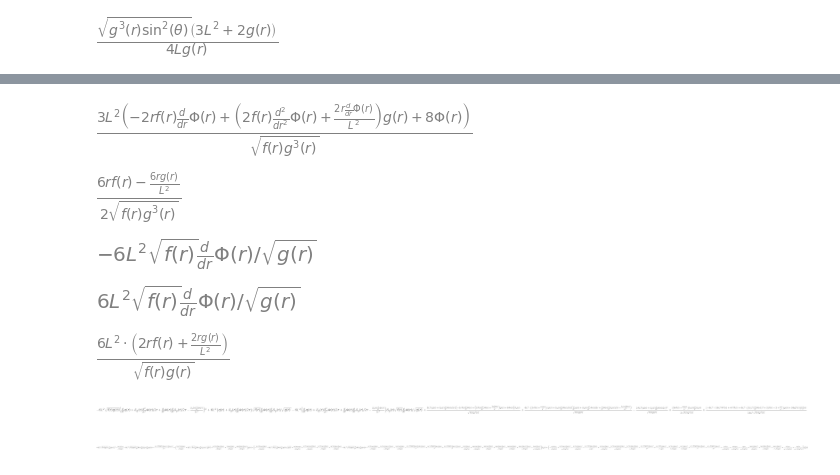
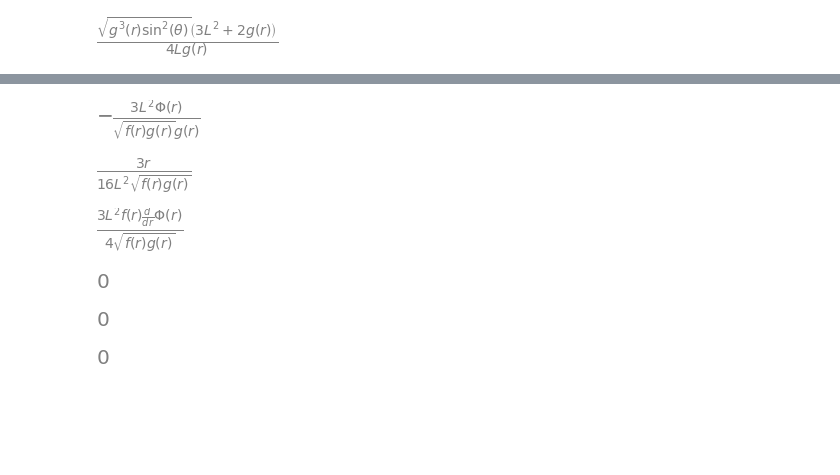
Before and after one commit to jchryssanthacopoulos/wormholes, a Jupyter notebook: einstein_maxwell_ads4_scalar_perturb.ipynb, the cells around one changed output, grey strips where cells are left out. Drawn from its saved outputs; the diff is of its cells as text; code cells hidden in the pictures; blank space fills up the shorter version.

```diff
--- a/einstein_maxwell_ads4_scalar_perturb.ipynb
+++ b/einstein_maxwell_ads4_scalar_perturb.ipynb
@@ -336,49 +323,31 @@ ddS_dphidphi
 # %%
-# ddS_gphi = (
-#     3 * L ** 2 * (8 * Phi - f * sympy.diff(g, r) * sympy.diff(Phi, r) + g * (sympy.diff(f, r) * sympy.diff(Phi, r) +
-#     2 * f * sympy.diff(sympy.diff(Phi, r), r))) / sympy.sqrt(f * g ** 3)
-# )
-
-ddS_gphi = (
-    3 * L ** 2 * (8 * Phi - f * 2 * r * sympy.diff(Phi, r) + g * (2 * r / L ** 2 * sympy.diff(Phi, r) +
-    2 * f * sympy.diff(sympy.diff(Phi, r), r))) / sympy.sqrt(f * g ** 3)
-)
+ddS_gphi = sympy.simplify(sympy.diff(sympy.diff(lagrangian, g), Phi))
 ddS_gphi
 # %% [output]
-[figure, old version]
+[figure, new version]
 # %%
-# ddS_gdg = 3 * (-g * sympy.diff(f, r) + f * sympy.diff(g, r)) / (2 * sympy.sqrt(f * g ** 3))
-ddS_gdg = 3 * (-g * 2 * r / L ** 2 + f * 2 * r) / (2 * sympy.sqrt(f * g ** 3))
+ddS_gdg = sympy.simplify(sympy.diff(sympy.diff(lagrangian, g), dg))
+ddS_gdg = ddS_gdg.subs({df: 2 * r / L ** 2})
 ddS_gdg
 # %% [output]
-[figure, old version]
+[figure, new version]
 # %%
-ddS_gdphi = -6 * L ** 2 * sympy.diff(Phi, r) * sympy.sqrt(f) / sympy.sqrt(g)
+ddS_gdphi = sympy.simplify(sympy.diff(sympy.diff(lagrangian, g), dPhi))
 ddS_gdphi
 # %% [output]
-[figure, old version]
+[figure, new version]
 # %%
-ddS_phidg = 6 * L ** 2 * sympy.diff(Phi, r) * sympy.sqrt(f) / sympy.sqrt(g)
+ddS_phidg = sympy.simplify(sympy.diff(sympy.diff(lagrangian, phi), dg))
 ddS_phidg
 # %% [output]
-[figure, old version]
+[figure, new version]
 # %%
-# ddS_phidphi = 6 * L ** 2 * (g * sympy.diff(f, r) + f * sympy.diff(g, r)) / sympy.sqrt(g * f)
-ddS_phidphi = 6 * L ** 2 * (g * 2 * r / L ** 2 + f * 2 * r) / sympy.sqrt(g * f)
+ddS_phidphi = sympy.simplify(sympy.diff(sympy.diff(lagrangian, Phi), dPhi))
 ddS_phidphi
 # %% [output]
-[figure, old version]
+[figure, new version]
-# %%
-action = (
-    dphi ** 2 * ddS_phiphi / 2 + dphidr ** 2 * ddS_dphidphi / 2 + delta_g * dphi * ddS_gphi +
-    delta_g ** 2 * ddS_gg / 2 + delta_g * sympy.diff(delta_g, r) * ddS_gdg + delta_g * dphidr * ddS_gdphi +
-    dphi * sympy.diff(delta_g, r) * ddS_phidg + dphi * dphidr * ddS_phidphi
-)
-action
-# %% [output]
-[figure, removed]
-# %%
-X = sympy.collect(sympy.expand(action), [delta_g, q, sympy.diff(q, r), sympy.diff(delta_g, r)])
-X
-# %% [output]
-[figure, removed]
+# %%
+ddS_dgdg = sympy.simplify(sympy.diff(sympy.diff(lagrangian, dg), dg))
+ddS_dgdg
+# %% [output]
+[figure, added]
```
Also changed, not shown: parts of 27 cells of this notebook, 1 other file.
